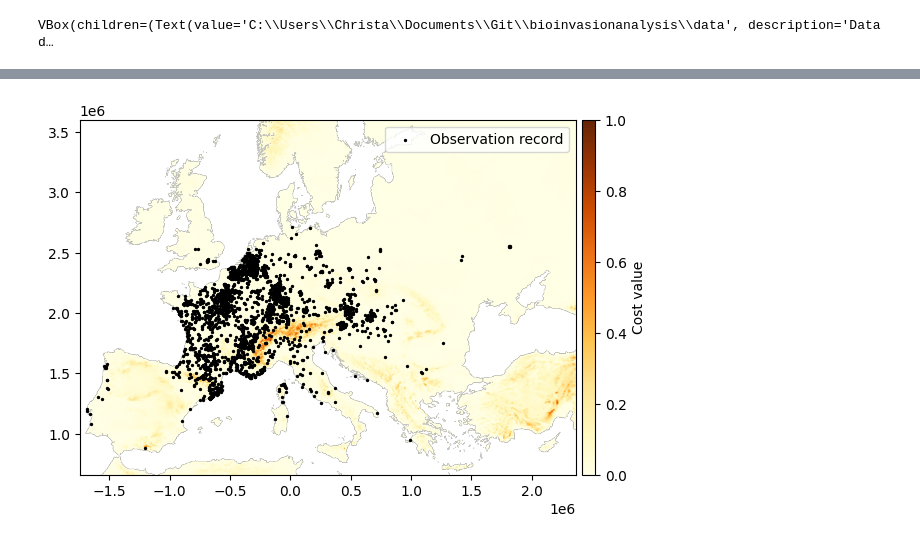
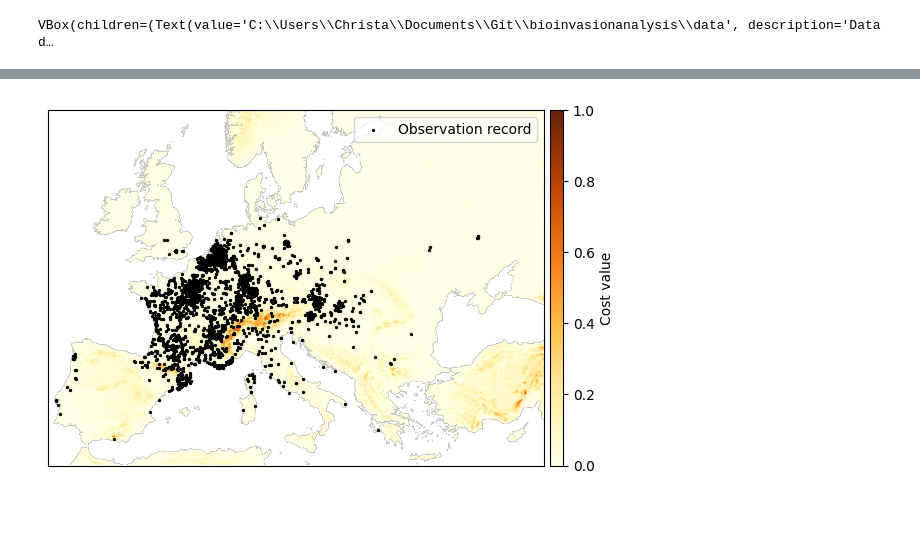
Before and after one commit to thunwal/bioinvasionanalysis, a Jupyter notebook: notebooks/bioinvasionanalysis_demo.ipynb, the cells around one changed output, grey strips where cells are left out. Drawn from its saved outputs; the diff is of its cells as text; code cells hidden in the pictures; blank space fills up the shorter version.

```diff
--- a/notebooks/bioinvasionanalysis_demo.ipynb
+++ b/notebooks/bioinvasionanalysis_demo.ipynb
@@ -81,5 +98,5 @@ presence_thinned, cell_size = thin(
 # %%
-# VISUAL CHECK OF INPUT DATA
+# SHOW INPUT DATA
 
 # Read raster data
 extent = [in_cost.bounds.left, in_cost.bounds.right, in_cost.bounds.bottom, in_cost.bounds.top]
@@ -92,34 +109,40 @@ y_coords = presence_thinned.geometry.y
 # Initialize plot
 fig, ax = plt.subplots()
 
 # Plot the raster
 cost_lyr = ax.imshow(
     cost_arr,
     extent=extent,
     cmap="YlOrBr"
 )
 
 # Define layer (axes) for the colorbar so that we can scale it to match the map height
 cax = fig.add_axes([ax.get_position().x1+0.01,ax.get_position().y0,0.02,ax.get_position().height])
 
 # Add color bar
 plt.colorbar(cost_lyr, cax=cax, label="Cost value")
 
 # Plot the observation data
 ax.scatter(
     x_coords,
     y_coords,
     facecolor="black",
     s=2,
     label="Observation record"
 )
 
+# Turn off the useless coordinate labels
+ax.set_xticks([])
+ax.set_yticks([])
+ax.set_xticklabels([])
+ax.set_yticklabels([])
+
 ax.legend()
 
 # Show the plot
 plt.show()
 # %% [output]
-[figure, old version]
+[figure, new version]
 # %%
 # CALCULATE LEAST-COST PATHS
 
```
Also changed, not shown: parts of 15 cells of this notebook, 8 other files.
